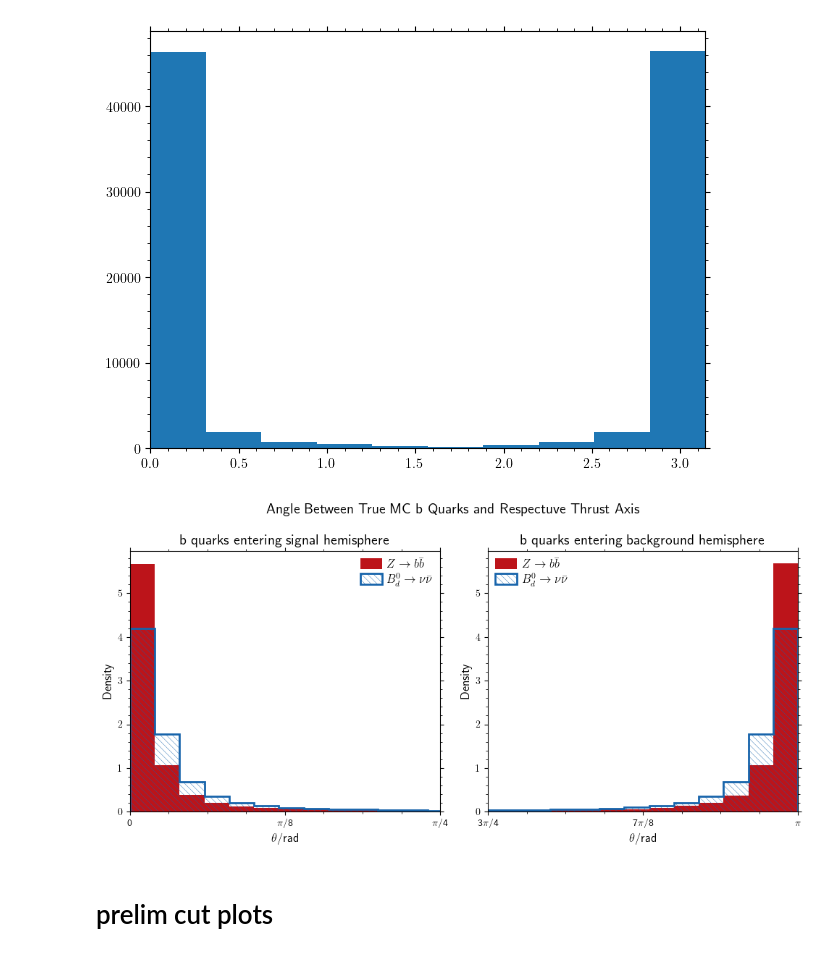
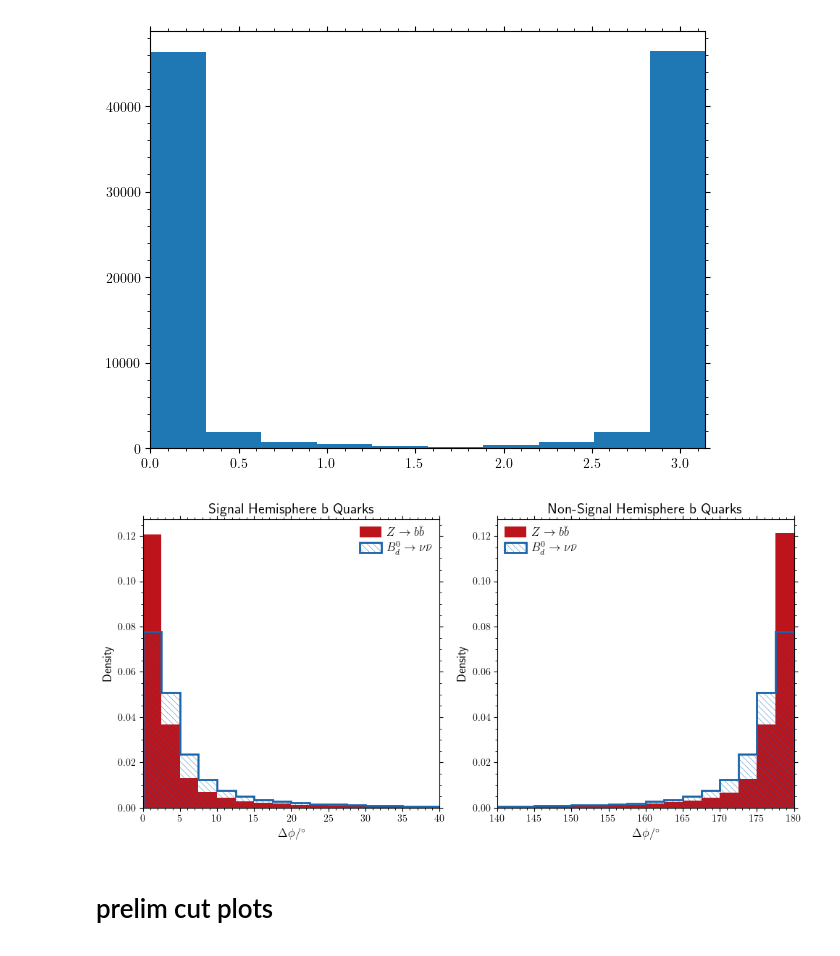
Before and after one commit to RMangrulkar/FCCAnalyses, a Jupyter notebook: examples/FCCee/flavour/B2Inv/paper_plots.ipynb, the cells around one changed output. Drawn from its saved outputs; the diff is of its cells as text; code cells hidden in the pictures.

```diff
--- a/examples/FCCee/flavour/B2Inv/paper_plots.ipynb
+++ b/examples/FCCee/flavour/B2Inv/paper_plots.ipynb
@@ -157,16 +157,17 @@ plt.hist(theta['p8_ee_Zbb_ecm91'])
 # %%
 samples =  ['p8_ee_Zbb_ecm91_EvtGen_Bd2NuNu','p8_ee_Zbb_ecm91']
 
-values1 = theta1
-values2 = theta2
+
 
 fig, axs = plt.subplots(1, 2, figsize=(10, 5))
-nbins=50
+nbins=72
 
 hist_settings,total_colours = histogram_settings()
 
 for sample in samples:
-    hist_x = values[sample]
+    values1 = theta1[sample]/(2*np.pi)*360
+    values2 = theta2[sample]/(2*np.pi)*360
+    hist_x = values1
     hist_l = cfg.titles[sample]
     if sample == 'p8_ee_Zbb_ecm91':
         hist_opts = hist_settings['bb_only']
@@ -199,17 +200,18 @@ for sample in samples:
 
 
 axs[0].legend(reverse=True)
-axs[0].set_xlabel(r'$\theta /$rad')
-axs[0].set_xlim(0,np.pi/4)
+axs[0].set_xlabel(r'$\Delta \phi /  ^{\circ}$')
+axs[0].set_xlim(0,40)
 #ax.set_yscale('log')
 axs[0].set_ylabel('Density')
 
 axs[1].legend(reverse=True)
-axs[1].set_xlabel(r'$\theta /$rad')
-axs[1].set_xlim(3*np.pi/4,np.pi)
+axs[1].set_xlabel(r'$\Delta \phi /  ^{\circ}$')
+axs[1].set_xlim(140,180)
 #ax.set_yscale('log')
 axs[1].set_ylabel('Density')
 
+''' only needed if working in radians
 base_no = 8
 def format_func(value, tick_number):
     # Convert the value to a fraction of π
@@ -217,38 +219,42 @@ def format_func(value, tick_number):
     if np.isclose(frac, 0):  # Handle 0
         return "0"
     elif np.isclose(frac, 1):  # Handle π
         return r"$\pi$"
     elif np.isclose(frac, -1):  # Handle -π
         return r"-$\pi$"
     else:
         numerator, denominator = int(np.round(frac * base_no)), base_no  # Adjust denominator as needed
         while numerator % 2 == 0 and denominator % 2 == 0:  # Simplify fraction
             numerator //= 2
             denominator //= 2
         if denominator == 1:  # If it's an integer multiple of π
             return f"{numerator}"+r"$\pi$"
         if numerator ==1:
             return r"$\pi$"+f"/{denominator}"
         else:
             return f"{numerator}"+r"$\pi$"+f"/{denominator}"
 
 
 
+
 axs[0].xaxis.set_major_locator(MultipleLocator(base=np.pi / base_no))  # Set tick spacing
 axs[0].xaxis.set_major_formatter(FuncFormatter(format_func))     # Format ticks as fractions of π
 
 
 axs[1].xaxis.set_major_locator(MultipleLocator(base=np.pi / base_no))  # Set tick spacing
 axs[1].xaxis.set_major_formatter(FuncFormatter(format_func))     # Format ticks as fractions of π
 
-fig.suptitle('Angle Between True MC b Quarks and Respectuve Thrust Axis')
-axs[0].set_title('b quarks entering signal hemisphere')
-axs[1].set_title('b quarks entering background hemisphere')
+'''
 
-plt.savefig('b_thrust_angle.pdf')
+#fig.suptitle('Angle Between Thrust Axis and True MC b Quark Momentum ')
+
+axs[0].set_title('Signal Hemisphere b Quarks')
+axs[1].set_title('Non-Signal Hemisphere b Quarks')
+
+plt.savefig('b_thrust_angle_degrees.pdf')
 plt.show()
 # %% [output]
-[figure, old version]
+[figure, new version]
 # %% [markdown]
 # prelim cut plots
 # %%
```
Also changed, not shown: parts of 1 cell of this notebook, 7 other files.
